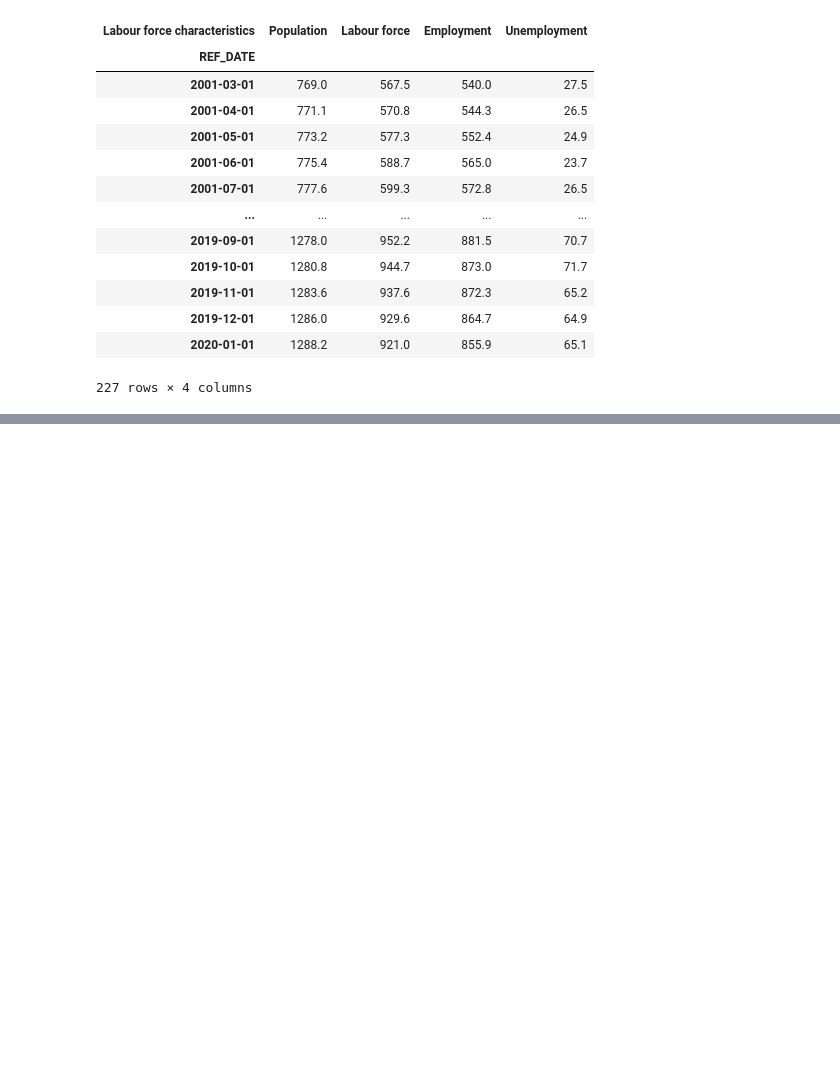
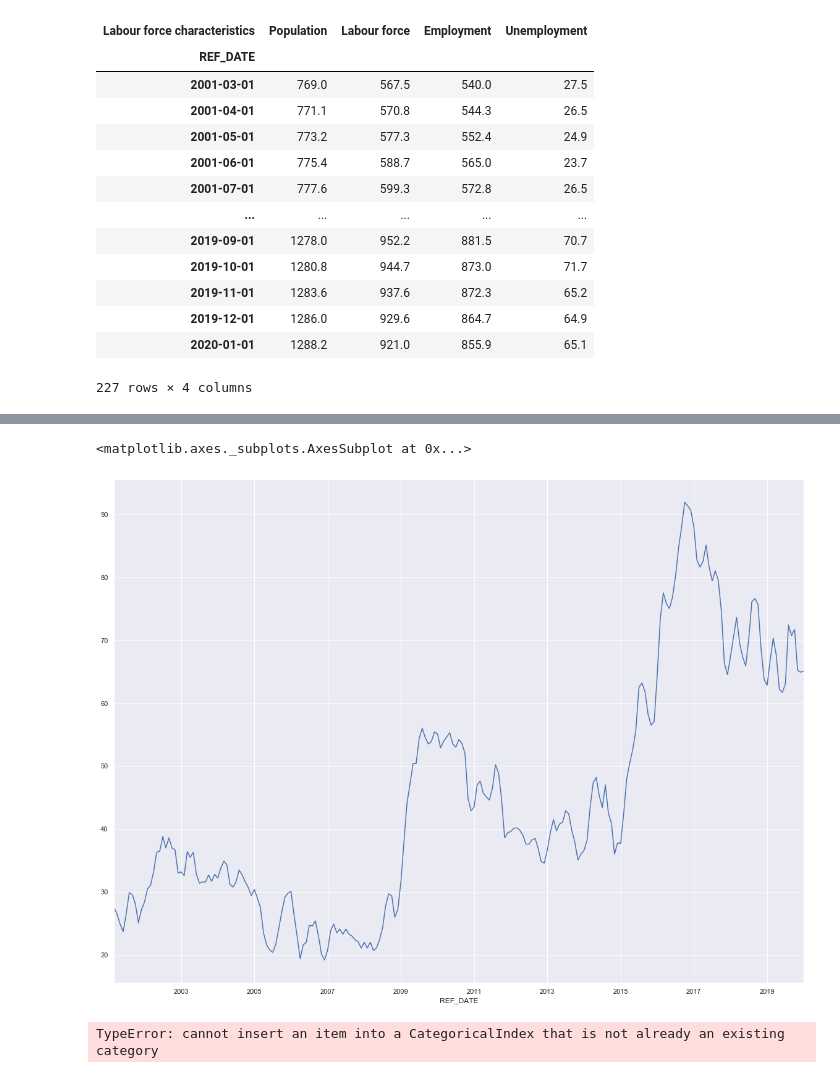
Before and after one commit to doublebigmak/housing_stats, a Jupyter notebook: cal_labour_mkt.ipynb, the cells around one changed output, grey strips where cells are left out. Drawn from its saved outputs; the diff is of its cells as text; code cells hidden in the pictures; blank space fills up the shorter version.

```diff
--- a/cal_labour_mkt.ipynb
+++ b/cal_labour_mkt.ipynb
@@ -117,0 +116,9 @@ cal_pivot[['Population','Labour force', 'Employment']].plot(figsize = (20,15),ki
+# %%
+cal_pivot['Unemployment'].plot(figsize = (20,15),kind='line')
+# %% [output]
+<matplotlib.axes._subplots.AxesSubplot at 0x...>
+[figure, added]
+# %%
+cal_pivot['unemp_rate'] = cal_pivot['Unemployment']/cal_pivot['Labour force']
+# %% [output]
+TypeError: cannot insert an item into a CategoricalIndex that is not already an existing category
```
Also changed, not shown: parts of 4 cells of this notebook.
